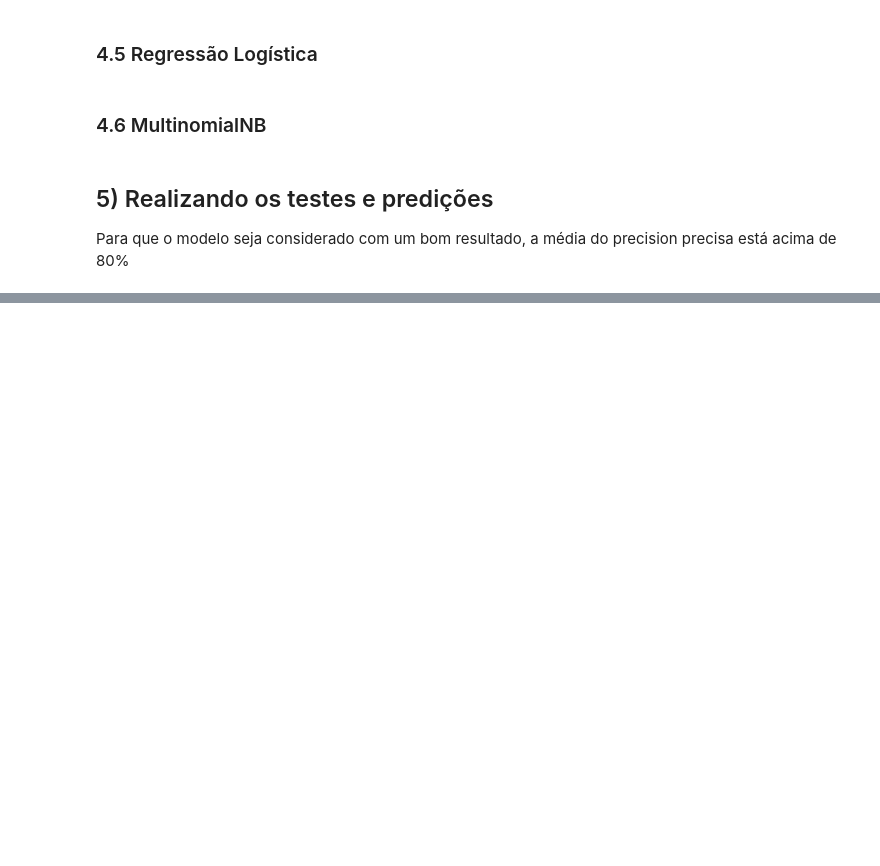
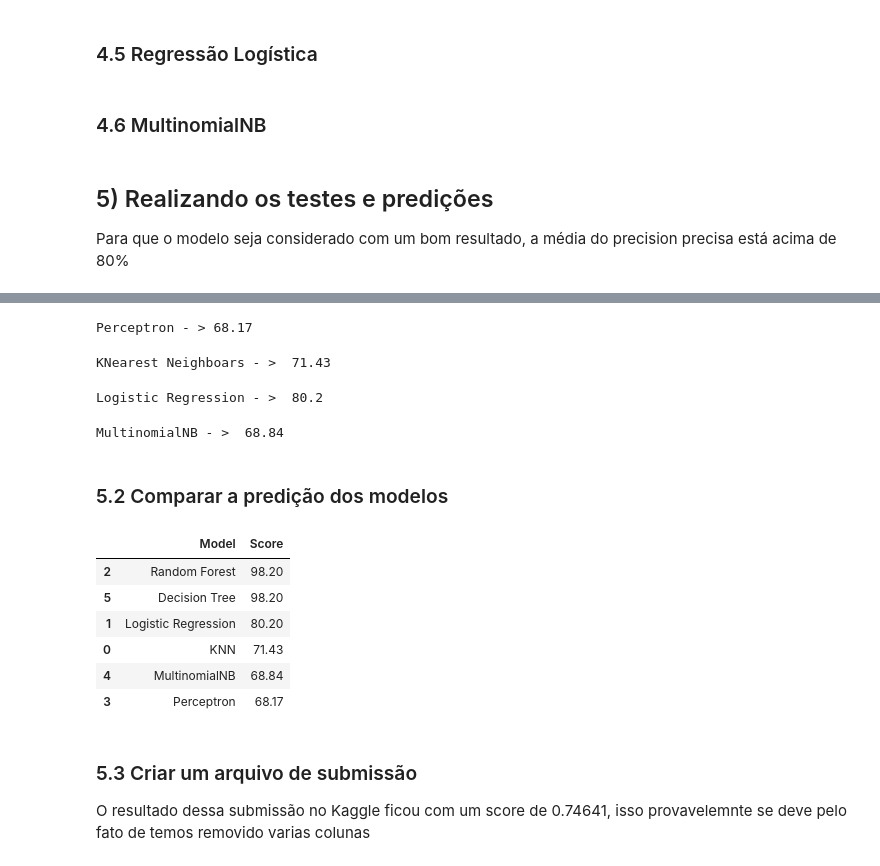
Before and after one commit to ThiagoBfim/Machine-Learning, a Jupyter notebook: Titanic Kaggle/Titanic - Machine Learning from Disaster.ipynb, the cells around one changed output, grey strips where cells are left out. Saved outputs shown, nothing was run; the diff lists cells and outputs as text; code cells hidden in the pictures; blank space fills up the shorter version.

```diff
--- a/Titanic Kaggle/Titanic - Machine Learning from Disaster.ipynb
+++ b/Titanic Kaggle/Titanic - Machine Learning from Disaster.ipynb
@@ -399,0 +339,42 @@ MultinomialNB - >
+# %%
+acc_perceptron = round(perceptron.score(X_train, Y_train) * 100, 2)
+print("Perceptron - >", acc_perceptron)
+# %% [output]
+Perceptron - > 68.17
+# %%
+acc_knn = round(knn.score(X_train, Y_train) * 100, 2)
+print("KNearest Neighboars - > ", acc_knn)
+# %% [output]
+KNearest Neighboars - >  71.43
+# %%
+acc_logmodel = round(logmodel.score(X_train, Y_train) * 100, 2)
+print("Logistic Regression - > ", acc_logmodel)
+# %% [output]
+Logistic Regression - >  80.2
+# %%
+acc_nb = round(nb.score(X_train, Y_train) * 100, 2)
+print("MultinomialNB - > ", acc_nb)
+# %% [output]
+MultinomialNB - >  68.84
+# %% [markdown]
+### 5.2 Comparar a predição dos modelos
+# %%
+models = pd.DataFrame({
+    'Model': ['KNN', 'Logistic Regression',
+              'Random Forest', 'Perceptron', 'MultinomialNB',
+              'Decision Tree'],
+    'Score': [acc_knn, acc_logmodel,
+              acc_random_forest, acc_perceptron,
+              acc_nb, acc_decision_tree]})
+models.sort_values(by='Score', ascending=False)
+# %% [output]
+|  | Model | Score |
+| 2 | Random Forest | 98.20 |
+| 5 | Decision Tree | 98.20 |
+| 1 | Logistic Regression | 80.20 |
+| 0 | KNN | 71.43 |
+| 4 | MultinomialNB | 68.84 |
+| 3 | Perceptron | 68.17 |
+# %% [markdown]
+### 5.3 Criar um arquivo de submissão
+O resultado dessa submissão no Kaggle ficou com um score de 0.74641, isso provavelemnte se deve pelo fato de temos removido varias colunas
```
Also changed, not shown: parts of 54 cells of this notebook, 1 other file.
